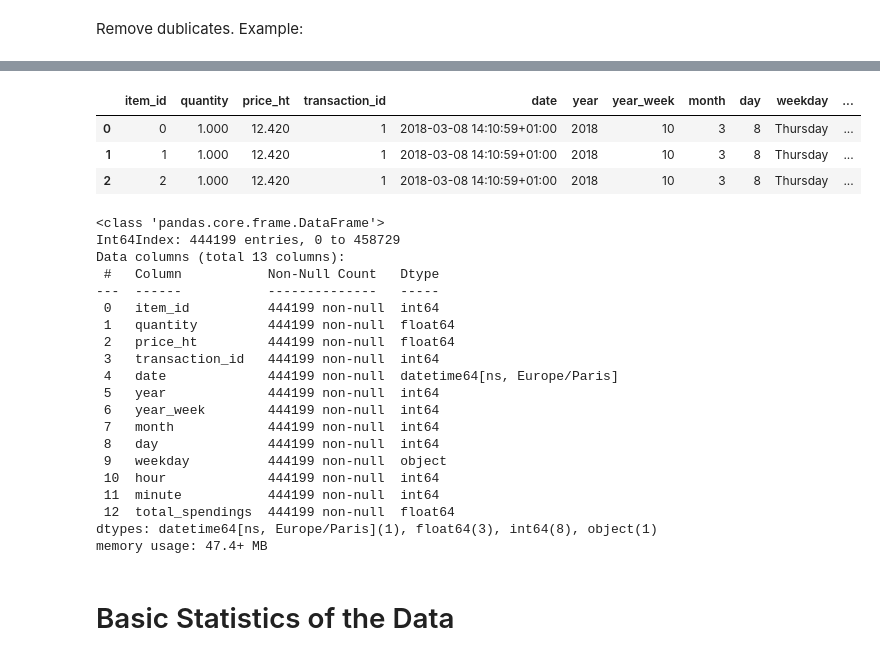
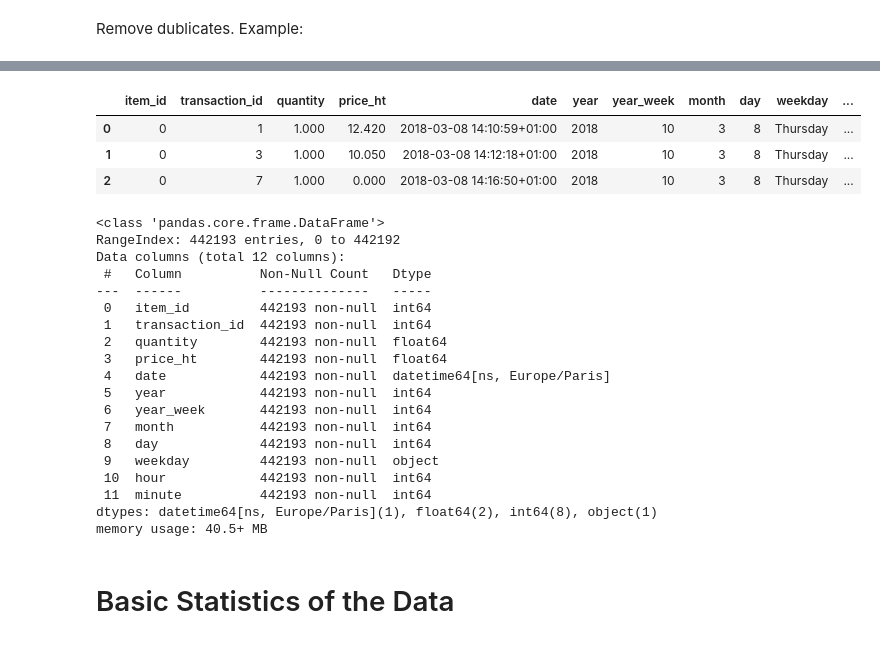
Before and after one commit to ronega/STAT222-project, a Jupyter notebook: EDA/Dmitri_EDA.ipynb, the cells around one changed output, grey strips where cells are left out. Drawn from its saved outputs; the diff is of its cells as text; code cells hidden in the pictures.

```diff
--- a/EDA/Dmitri_EDA.ipynb
+++ b/EDA/Dmitri_EDA.ipynb
@@ -18,16 +21,3 @@ del data['price_ttc']
 
 data['date'] = pd.to_datetime(data['date'])
 data['date'] = data['date'].dt.tz_convert('Europe/Paris')
-
-data['year'] = data['date'].dt.year
-data['year_week'] = data['date'].dt.isocalendar().week
-data['month'] = data['date'].dt.month
-data['day'] = data['date'].dt.day
-data['weekday'] = data['date'].dt.day_name()
-
-data['hour'] = data['date'].dt.hour
-data['minute'] = data['date'].dt.minute
-
-data['total_spendings'] = data['quantity'] * data['price_ht']
-
-data['year_week'] = data['year_week'].astype('int64')
@@ -41,36 +50,35 @@ data[(data['item_id'] == 7) &
 | 10 | 7 | 1.000 | 0.000 | 4 | 2018-03-08 14:13:29+01:00 | 2018 | 10 | 3 | 8 | Thursday | ... |
 | 11 | 7 | 1.000 | 0.000 | 4 | 2018-03-08 14:13:29+01:00 | 2018 | 10 | 3 | 8 | Thursday | ... |
 # %%
-data.drop_duplicates(inplace=True)
+data = data.groupby(['item_id', 'transaction_id'], as_index=False).first()
 data.head(3)
 # %% [output]
-|  | item_id | quantity | price_ht | transaction_id | date | year | year_week | month | day | weekday | ... |
-| 0 | 0 | 1.000 | 12.420 | 1 | 2018-03-08 14:10:59+01:00 | 2018 | 10 | 3 | 8 | Thursday | ... |
-| 1 | 1 | 1.000 | 12.420 | 1 | 2018-03-08 14:10:59+01:00 | 2018 | 10 | 3 | 8 | Thursday | ... |
-| 2 | 2 | 1.000 | 12.420 | 1 | 2018-03-08 14:10:59+01:00 | 2018 | 10 | 3 | 8 | Thursday | ... |
+|  | item_id | transaction_id | quantity | price_ht | date | year | year_week | month | day | weekday | ... |
+| 0 | 0 | 1 | 1.000 | 12.420 | 2018-03-08 14:10:59+01:00 | 2018 | 10 | 3 | 8 | Thursday | ... |
+| 1 | 0 | 3 | 1.000 | 10.050 | 2018-03-08 14:12:18+01:00 | 2018 | 10 | 3 | 8 | Thursday | ... |
+| 2 | 0 | 7 | 1.000 | 0.000 | 2018-03-08 14:16:50+01:00 | 2018 | 10 | 3 | 8 | Thursday | ... |
 # %%
 data.info()
 # %% [output]
 <class 'pandas.core.frame.DataFrame'>
-Int64Index: 444199 entries, 0 to 458729
-Data columns (total 13 columns):
- #   Column           Non-Null Count   Dtype
----  ------           --------------   -----
- 0   item_id          444199 non-null  int64
- 1   quantity         444199 non-null  float64
- 2   price_ht         444199 non-null  float64
- 3   transaction_id   444199 non-null  int64
- 4   date             444199 non-null  datetime64[ns, Europe/Paris]
- 5   year             444199 non-null  int64
- 6   year_week        444199 non-null  int64
- 7   month            444199 non-null  int64
- 8   day              444199 non-null  int64
- 9   weekday          444199 non-null  object
- 10  hour             444199 non-null  int64
- 11  minute           444199 non-null  int64
- 12  total_spendings  444199 non-null  float64
-dtypes: datetime64[ns, Europe/Paris](1), float64(3), int64(8), object(1)
-memory usage: 47.4+ MB
+RangeIndex: 442193 entries, 0 to 442192
+Data columns (total 12 columns):
+ #   Column          Non-Null Count   Dtype
+---  ------          --------------   -----
+ 0   item_id         442193 non-null  int64
+ 1   transaction_id  442193 non-null  int64
+ 2   quantity        442193 non-null  float64
+ 3   price_ht        442193 non-null  float64
+ 4   date            442193 non-null  datetime64[ns, Europe/Paris]
+ 5   year            442193 non-null  int64
+ 6   year_week       442193 non-null  int64
+ 7   month           442193 non-null  int64
+ 8   day             442193 non-null  int64
+ 9   weekday         442193 non-null  object
+ 10  hour            442193 non-null  int64
+ 11  minute          442193 non-null  int64
+dtypes: datetime64[ns, Europe/Paris](1), float64(2), int64(8), object(1)
+memory usage: 40.5+ MB
 # %% [markdown]
 # Basic Statistics of the Data
 # %%
```
Also changed, not shown: parts of 25 cells of this notebook.
